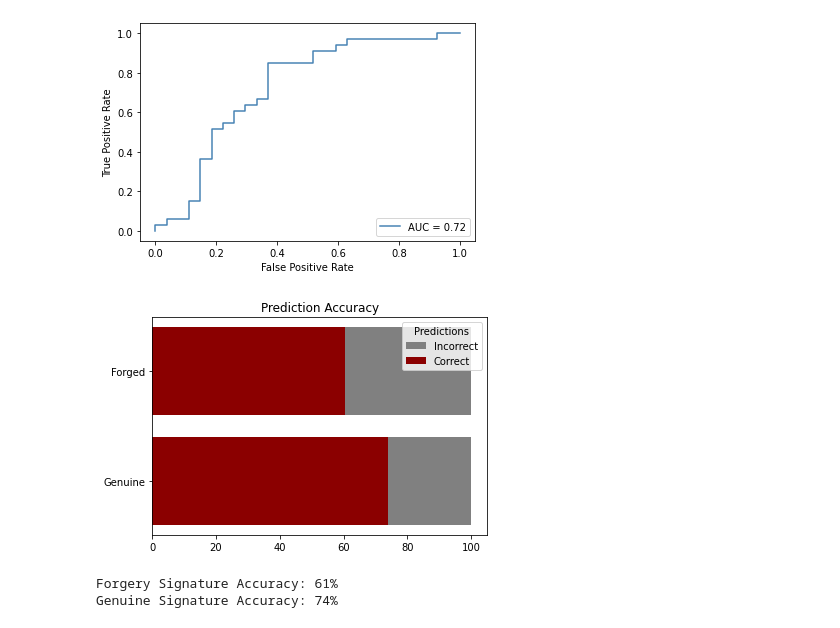
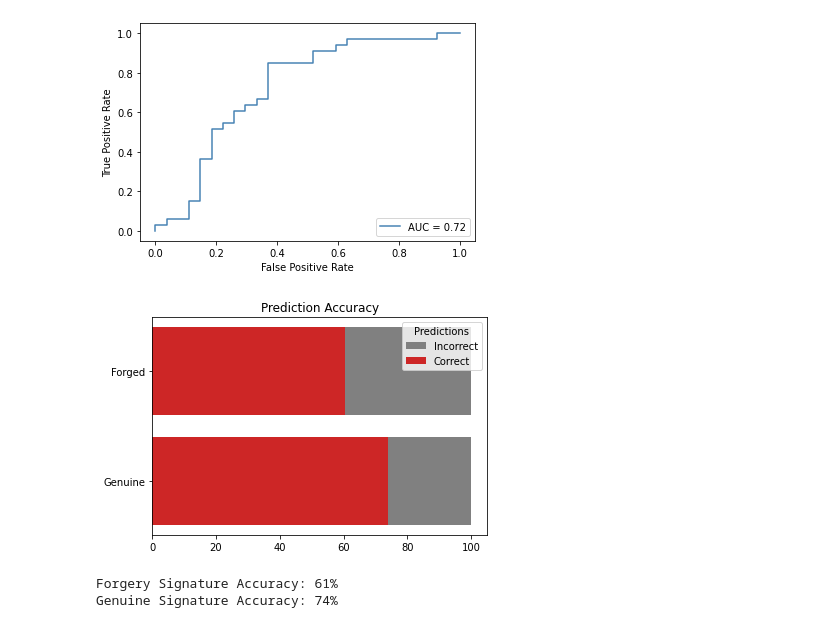
Before and after one commit to ZachRauch/Detecting_Signature_Fraud, a Jupyter notebook: Signature_Classification.ipynb, the cells around one changed output. Saved outputs shown, nothing was run; the diff lists cells and outputs as text; code cells hidden in the pictures.

Commit message:
Updated visualization

```diff
--- a/Signature_Classification.ipynb
+++ b/Signature_Classification.ipynb
@@ -694,27 +694,27 @@ plt.savefig('/content/drive/MyDrive/auc_curve.jpeg', dpi=200);
 # %%
 TN = cm[0][0]
 FN = cm[1][0]
 TP = cm[1][1]
 FP = cm[0][1]
 
 b2 = plt.barh(['Genuine', 'Forged'],
               [100*(TP/ (TP+FP)), 100*(TN/ (TN+FN))],
-              color="#8B0000")
+              color="#CD2626")
 
 b1 = plt.barh(['Genuine', 'Forged'],
               [100*(FP/ (TP+FP)),100*(FN/ (TN+FN))],
               left=[100*(TP/ (TP+FP)), 100*(TN/ (TN+FN))],
               color="gray")
 
 plt.legend([b1, b2], ["Incorrect", "Correct"],
            title="Predictions", loc="best")
 plt.title('Prediction Accuracy')
 
 plt.savefig('/content/drive/MyDrive/Prediction_Accuracy.jpeg', dpi=200)
 plt.savefig('/content/drive/MyDrive/Prediction_Accuracy.png', dpi=200)
 plt.show();
 # %% [output]
-[figure, old version]
+[figure, new version]
 # %%
 print(f'Forgery Signature Accuracy: {round(100*(TN/ (TN+FN)))}%')
 print(f'Genuine Signature Accuracy: {round(100*(TP/ (TP+FP)))}%')
```
Also changed, not shown: parts of 1 cell of this notebook.
